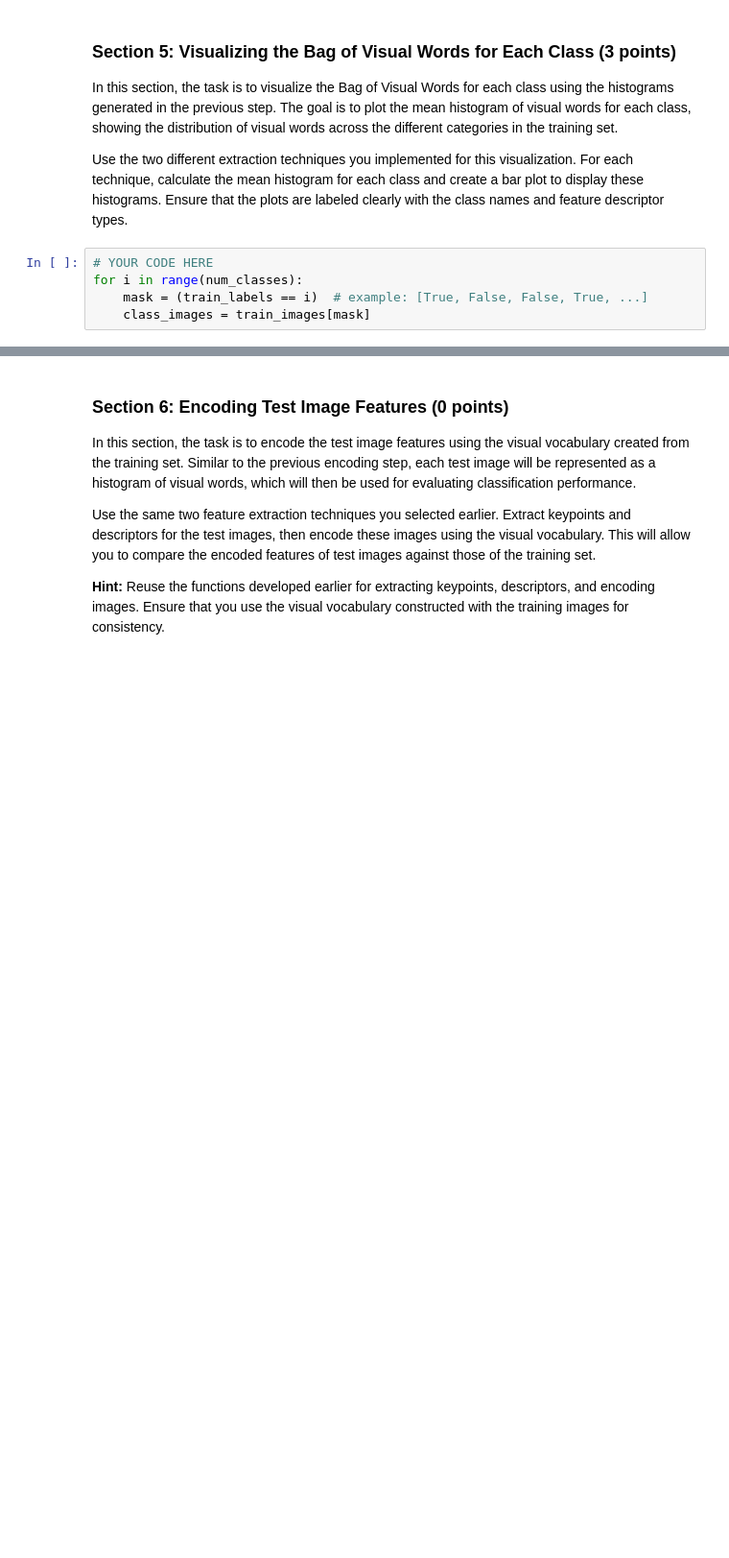
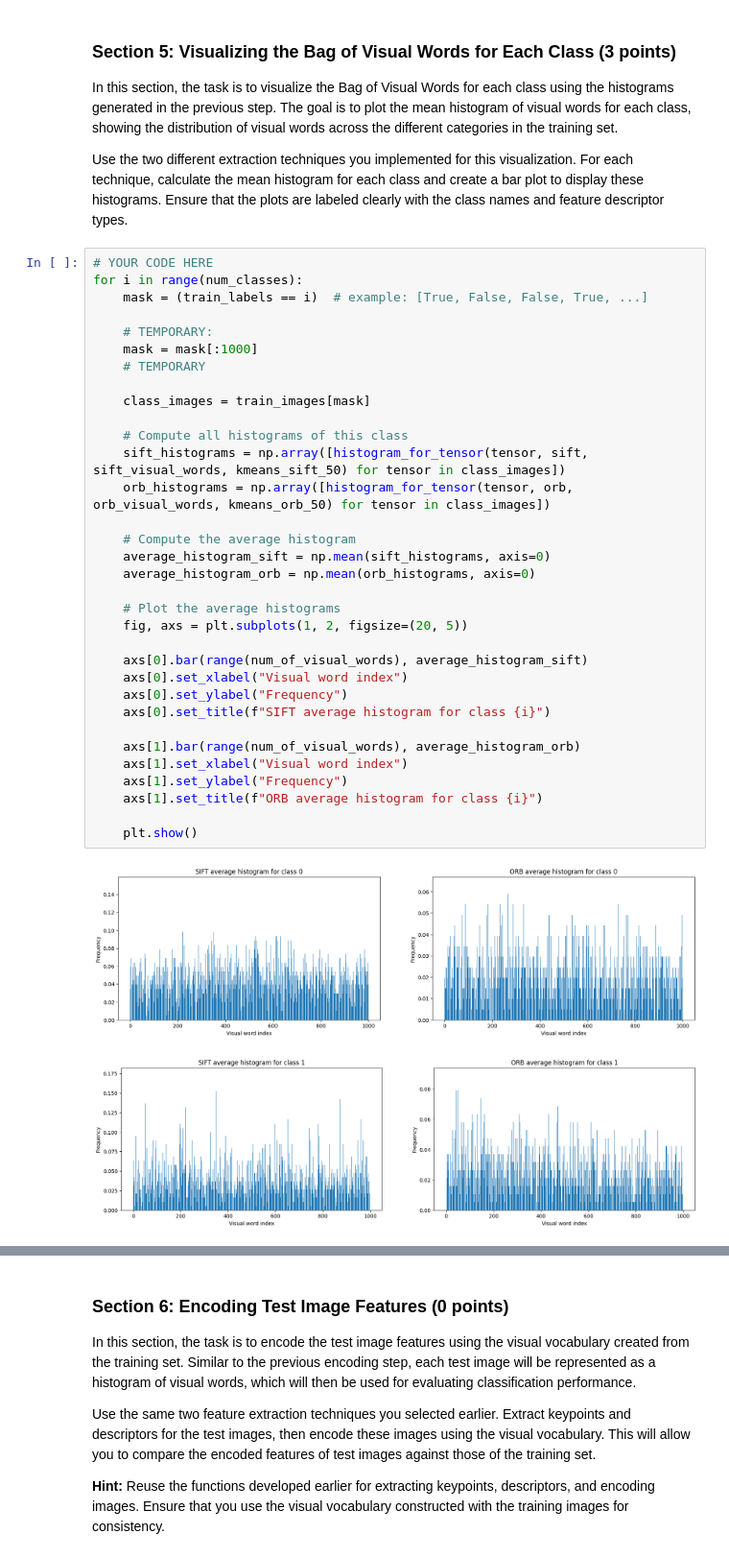
Before and after one commit to fr30/cv1-final-lab-part-1, a Jupyter notebook: cv1-final-lab-part-1.ipynb, the cells around one changed output, grey strips where cells are left out. Shown at 96% size. Drawn from its saved outputs; the diff is of its cells as text; blank space fills up the shorter version.

```diff
--- a/cv1-final-lab-part-1.ipynb
+++ b/cv1-final-lab-part-1.ipynb
@@ -466,8 +481,39 @@ plt.show()
 In this section, the task is to visualize the Bag of Visual Words for each class using the histograms generated in the previous step. The goal is to plot the mean histogram of visual words for each class, showing the distribution of visual words across the different categories in the training set.
 
 Use the two different extraction techniques you implemented for this visualization. For each technique, calculate the mean histogram for each class and create a bar plot to display these histograms. Ensure that the plots are labeled clearly with the class names and feature descriptor types.
-# %%
-# YOUR CODE HERE
-for i in range(num_classes):
-    mask = (train_labels == i)  # example: [True, False, False, True, ...]
-    class_images = train_images[mask]
+# %%
+# YOUR CODE HERE
+for i in range(num_classes):
+    mask = (train_labels == i)  # example: [True, False, False, True, ...]
+
+    # TEMPORARY:
+    mask = mask[:1000]
+    # TEMPORARY
+
+    class_images = train_images[mask]
+
+    # Compute all histograms of this class
+    sift_histograms = np.array([histogram_for_tensor(tensor, sift, sift_visual_words, kmeans_sift_50) for tensor in class_images])
+    orb_histograms = np.array([histogram_for_tensor(tensor, orb, orb_visual_words, kmeans_orb_50) for tensor in class_images])
+
+    # Compute the average histogram
+    average_histogram_sift = np.mean(sift_histograms, axis=0)
+    average_histogram_orb = np.mean(orb_histograms, axis=0)
+
+    # Plot the average histograms
+    fig, axs = plt.subplots(1, 2, figsize=(20, 5))
+
+    axs[0].bar(range(num_of_visual_words), average_histogram_sift)
+    axs[0].set_xlabel("Visual word index")
+    axs[0].set_ylabel("Frequency")
+    axs[0].set_title(f"SIFT average histogram for class {i}")
+
+    axs[1].bar(range(num_of_visual_words), average_histogram_orb)
+    axs[1].set_xlabel("Visual word index")
+    axs[1].set_ylabel("Frequency")
+    axs[1].set_title(f"ORB average histogram for class {i}")
+
+    plt.show()
+# %% [output]
+[figure, added]
+[figure, added]
```
Also changed, not shown: parts of 10 cells of this notebook.
